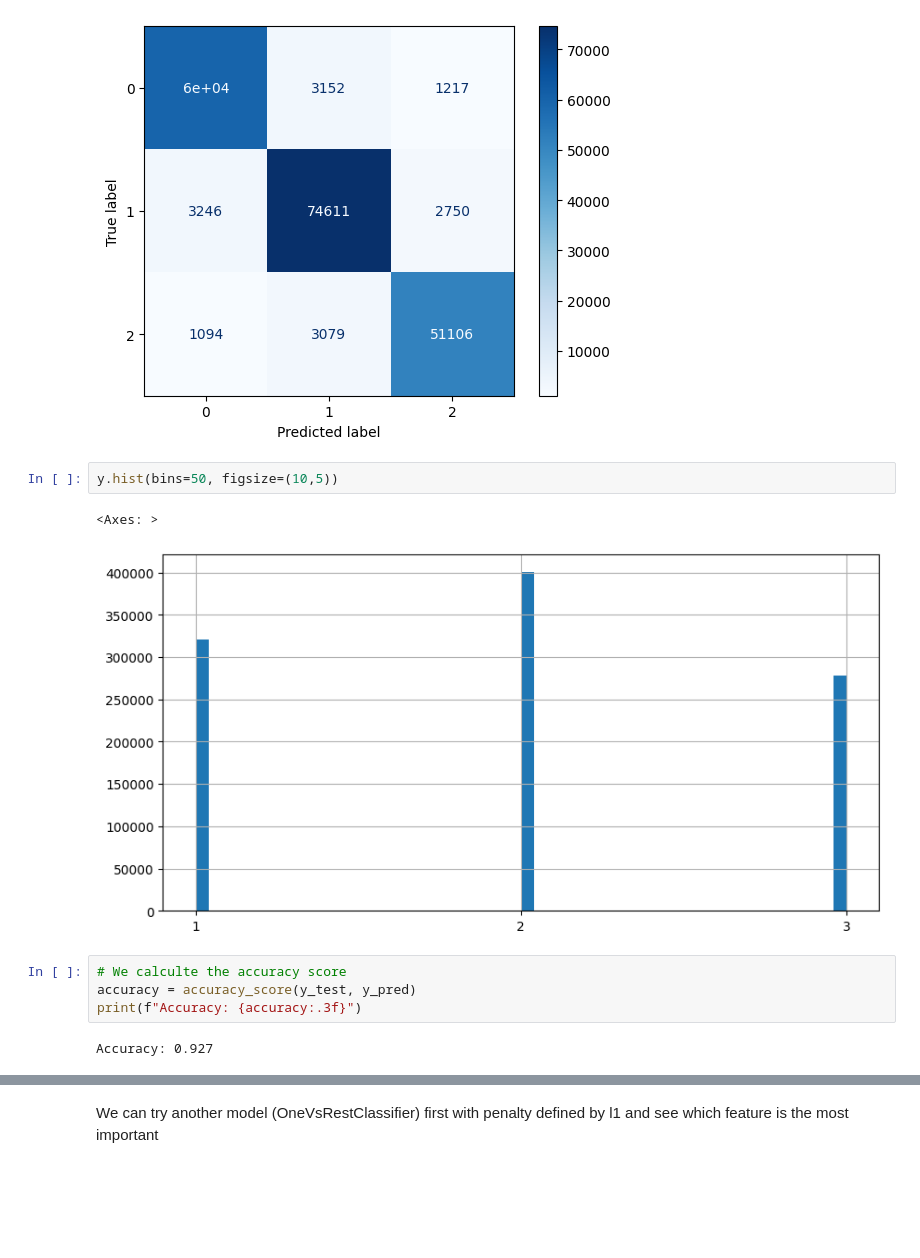
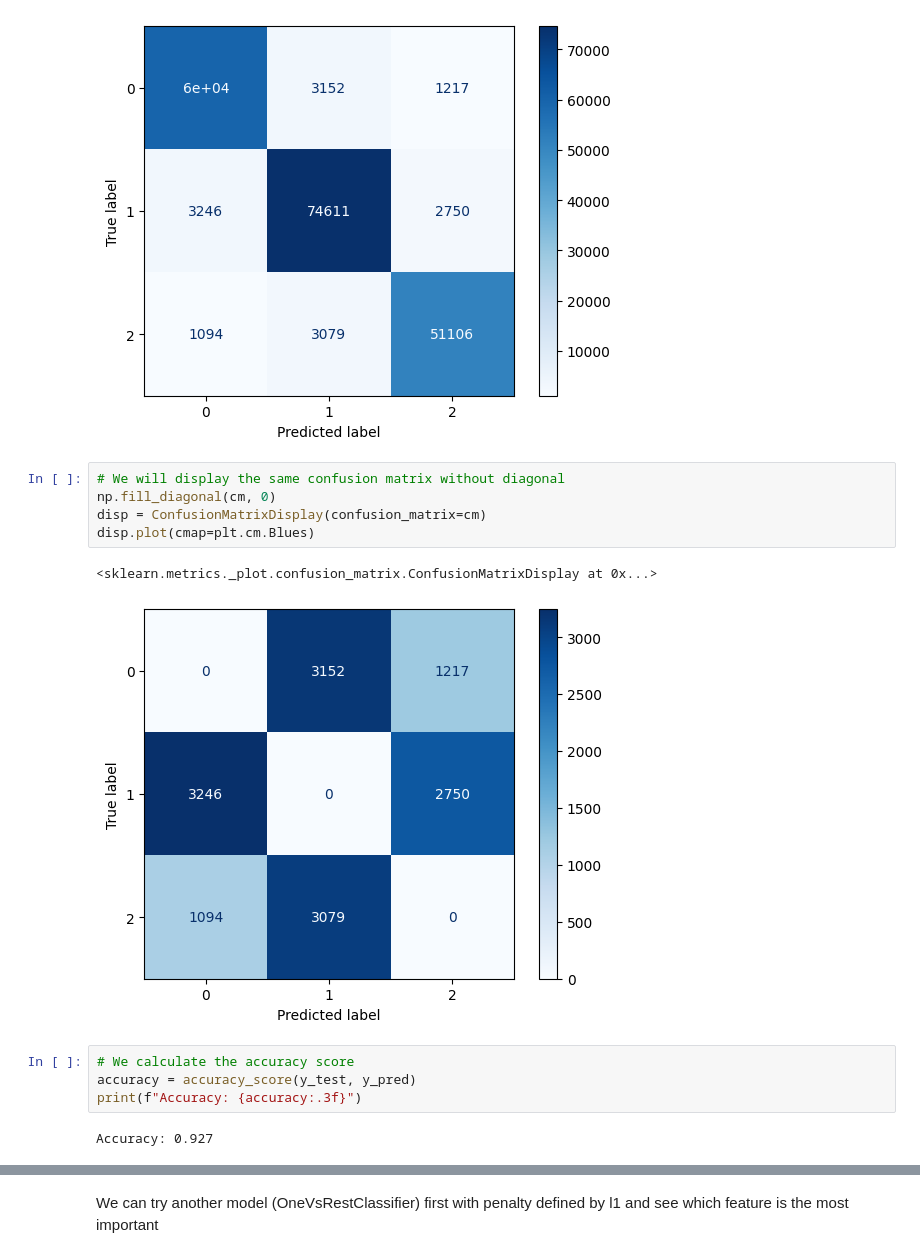
Before and after one commit to arthurl7389/WineAnalyzeML, a Jupyter notebook: model.ipynb, the cells around one changed output, grey strips where cells are left out. Saved outputs shown, nothing was run; the diff lists cells and outputs as text; blank space fills up the shorter version.

```diff
--- a/model.ipynb
+++ b/model.ipynb
@@ -195,13 +262,16 @@ disp.plot(cmap=plt.cm.Blues)
 # %% [output]
 <sklearn.metrics._plot.confusion_matrix.ConfusionMatrixDisplay at 0x...>
 [figure]
-# %%
-y.hist(bins=50, figsize=(10,5))
-# %% [output]
-<Axes: >
-[figure, removed]
+# %%
+# We will display the same confusion matrix without diagonal
+np.fill_diagonal(cm, 0)
+disp = ConfusionMatrixDisplay(confusion_matrix=cm)
+disp.plot(cmap=plt.cm.Blues)
+# %% [output]
+<sklearn.metrics._plot.confusion_matrix.ConfusionMatrixDisplay at 0x...>
+[figure, added]
 # %%
-# We calculte the accuracy score
+# We calculate the accuracy score
 accuracy = accuracy_score(y_test, y_pred)
 print(f"Accuracy: {accuracy:.3f}")
 # %% [output]
```
Also changed, not shown: parts of 10 cells of this notebook.
